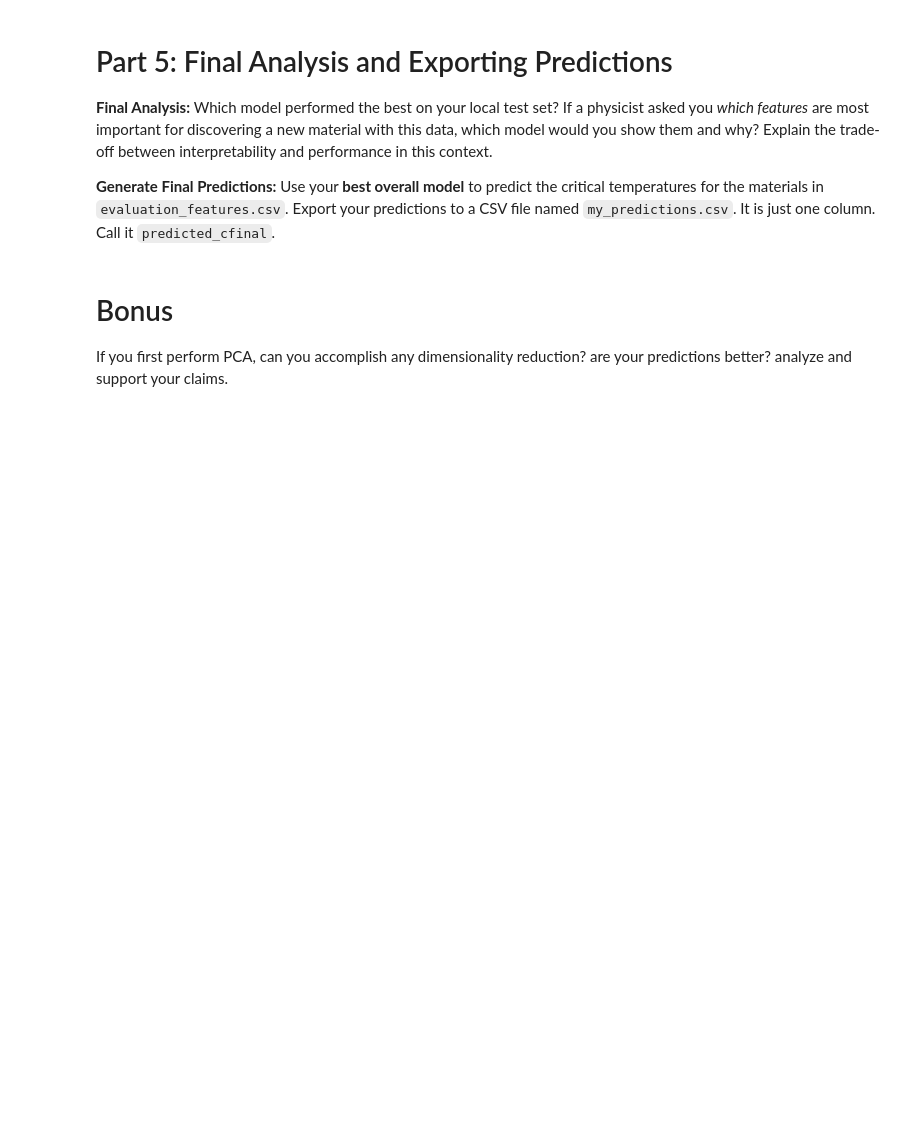
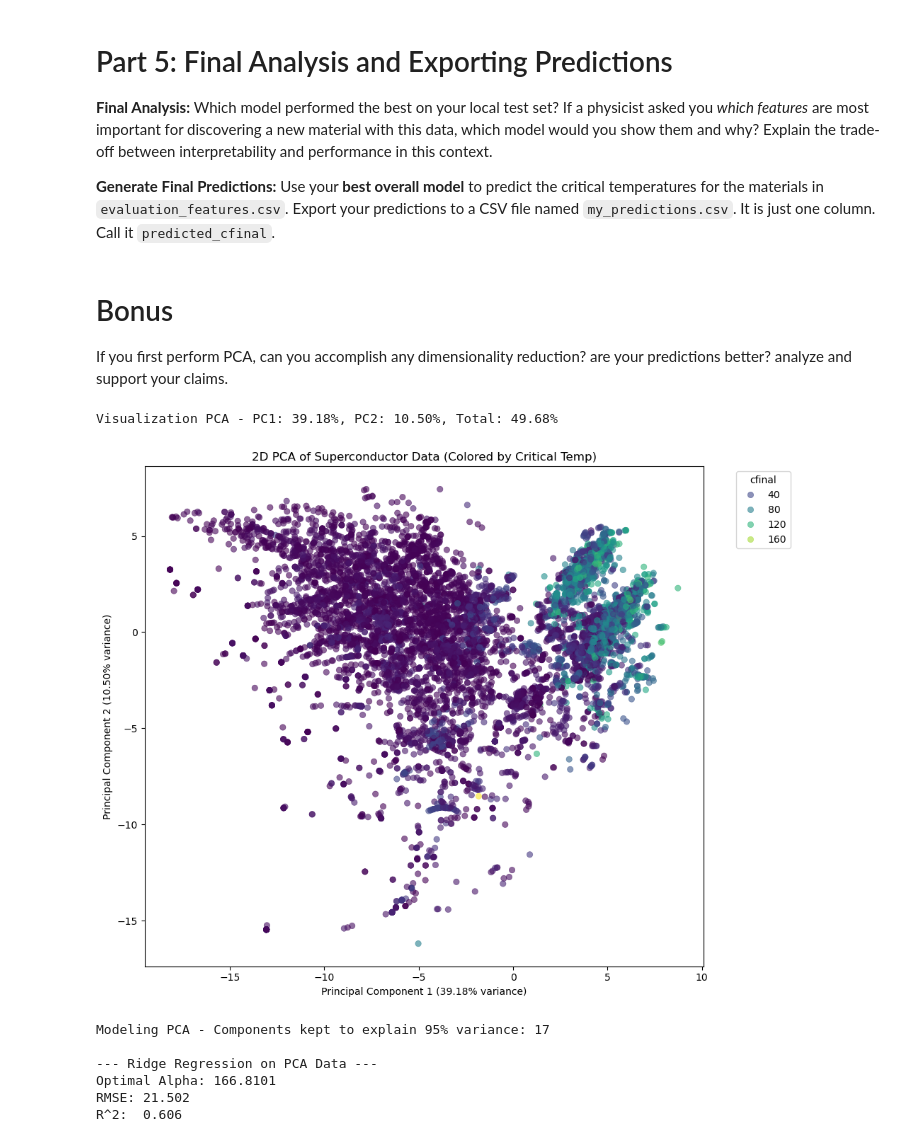
Before and after one commit to AlejoProjects/ML_project_part_1, a Jupyter notebook: SubmissionTemplate.ipynb, the cells around one changed output. Saved outputs shown, nothing was run; the diff lists cells and outputs as text; code cells hidden in the pictures; blank space fills up the shorter version.

```diff
--- a/SubmissionTemplate.ipynb
+++ b/SubmissionTemplate.ipynb
@@ -473,3 +525,83 @@ Use your **best overall model** to predict the critical temperatures for the mat
 # %% [markdown]
 # Bonus
 If you first perform PCA, can you accomplish any dimensionality reduction? are your predictions better? analyze and support your claims.
+# %%
+# ==========================================
+# 3. PCA for Visualization (2 Components)
+# ==========================================
+import numpy as np
+import pandas as pd
+import seaborn as sns
+import matplotlib.pyplot as plt
+from sklearn.model_selection import train_test_split
+from sklearn.preprocessing import StandardScaler
+from sklearn.decomposition import PCA
+from sklearn.linear_model import RidgeCV
+from sklearn.metrics import mean_squared_error, r2_score
+
+
+
+pca_vis = PCA(n_components=2)
+X_train_pca_vis = pca_vis.fit_transform(X_train_scaled)
+
+ev_vis = pca_vis.explained_variance_ratio_
+print(f"\nVisualization PCA - PC1: {ev_vis[0]:.2%}, PC2: {ev_vis[1]:.2%}, Total: {ev_vis.sum():.2%}")
+
+# Create DataFrame for plotting
+pca_df = pd.DataFrame(X_train_pca_vis, columns=['PC1', 'PC2'])
+pca_df['cfinal'] = Y_train.values
+
+plt.figure(figsize=(10, 8))
+# Using a scatterplot colored by the target variable (cfinal)
+scatter = sns.scatterplot(
+    x='PC1', y='PC2',
+    hue='cfinal',
+    palette='viridis',
+    data=pca_df,
+    alpha=0.6,
+    edgecolor=None
+)
+plt.title('2D PCA of Superconductor Data (Colored by Critical Temp)')
+plt.xlabel(f'Principal Component 1 ({ev_vis[0]:.2%} variance)')
+plt.ylabel(f'Principal Component 2 ({ev_vis[1]:.2%} variance)')
+# Move legend out of the way
+plt.legend(bbox_to_anchor=(1.05, 1), loc='upper left', title='cfinal')
+plt.tight_layout()
+plt.show()
+
+# ==========================================
+# 4. PCA for Predictive Modeling (95% Variance)
+# ==========================================
+# Instead of 2 components, let's let PCA pick the number of components
+# needed to explain 95% of the variance in the data.
+pca_model = PCA(n_components=0.95)
+X_train_pca = pca_model.fit_transform(X_train_scaled)
+X_test_pca = pca_model.transform(X_test_scaled)
+
+print(f"\nModeling PCA - Components kept to explain 95% variance: {pca_model.n_components_}")
+
+# ==========================================
+# 5. Testing Models on PCA Data (Bonus Question)
+# ==========================================
+alphas_grid = np.logspace(-4, 4, 100)
+ridge_pca = RidgeCV(alphas=alphas_grid, cv=5)
+ridge_pca.fit(X_train_pca, Y_train)
+
+pca_preds = ridge_pca.predict(X_test_pca)
+
+pca_rmse = np.sqrt(mean_squared_error(Y_test, pca_preds))
+pca_r2 = r2_score(Y_test, pca_preds)
+
+print(f"\n--- Ridge Regression on PCA Data ---")
+print(f"Optimal Alpha: {ridge_pca.alpha_:.4f}")
+print(f"RMSE: {pca_rmse:.3f}")
+print(f"R^2:  {pca_r2:.3f}")
+# %% [output]
+Visualization PCA - PC1: 39.18%, PC2: 10.50%, Total: 49.68%
+[figure, added]
+Modeling PCA - Components kept to explain 95% variance: 17
+
+--- Ridge Regression on PCA Data ---
+Optimal Alpha: 166.8101
+RMSE: 21.502
+R^2:  0.606
```
Also changed, not shown: parts of 6 cells of this notebook.
